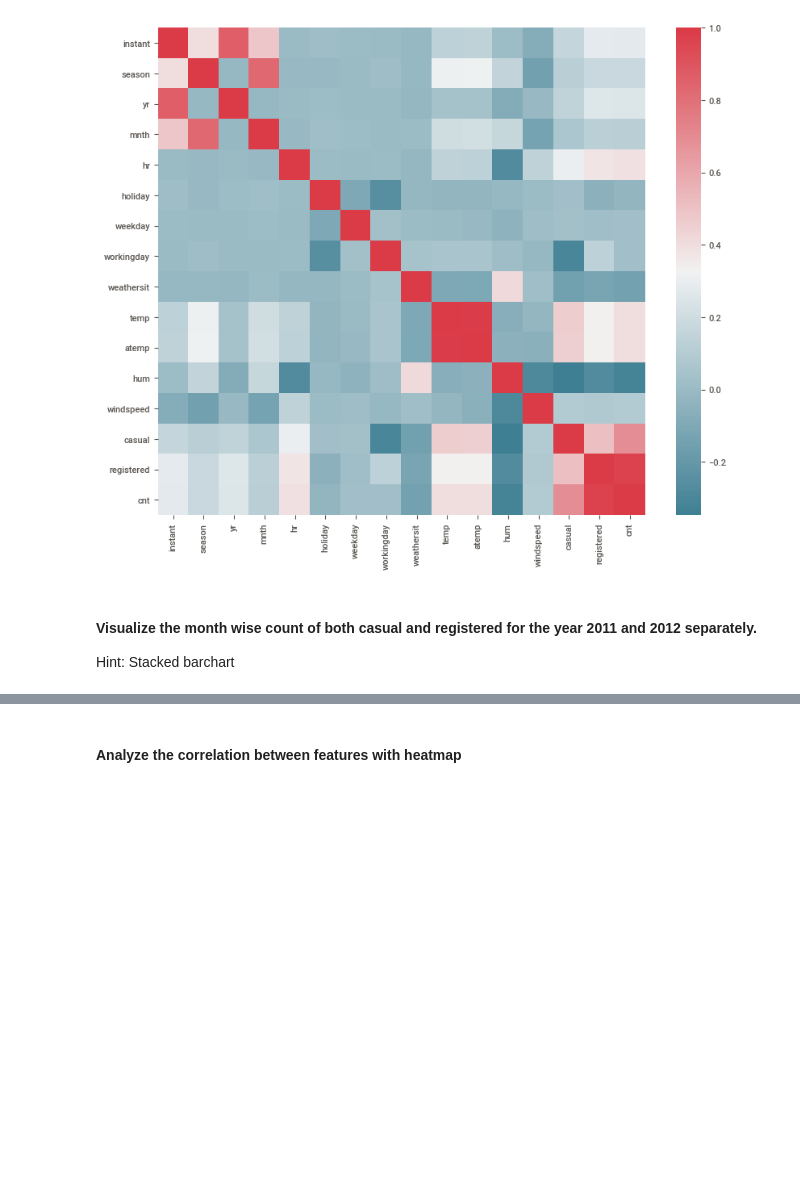
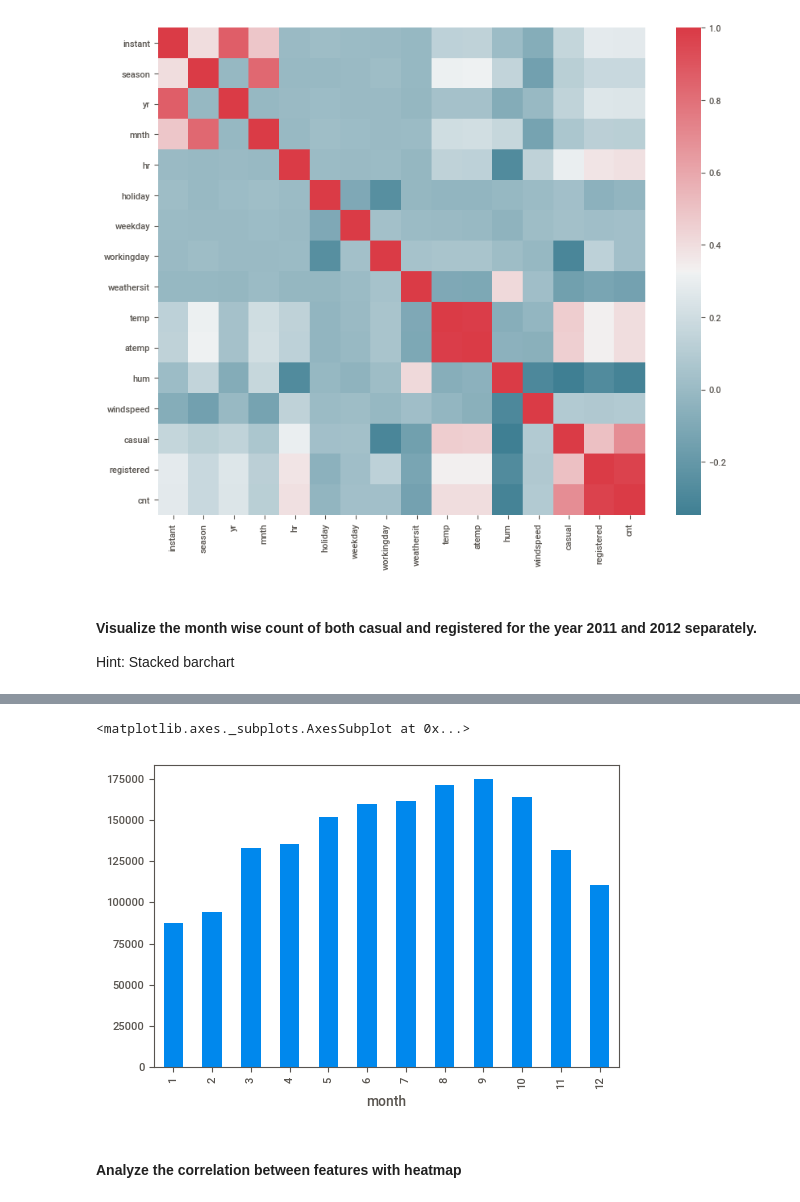
Before and after one commit to ganeshbio/CDS-B1-G9, a Jupyter notebook: M4_NB_MiniProject_1_LinearRegression_Regularization.ipynb, the cells around one changed output, grey strips where cells are left out. Cells and saved outputs as stored; diff of their text form; code cells hidden in the pictures; blank space fills up the shorter version.

```diff
--- a/M4_NB_MiniProject_1_LinearRegression_Regularization.ipynb
+++ b/M4_NB_MiniProject_1_LinearRegression_Regularization.ipynb
@@ -221,2 +253,7 @@ Hint: Stacked barchart
+# %%
+hours_df[(hours_df["year"]==2012)].groupby(["month"]).sum()['registered'].plot.bar() #hist(column='registered')
+# %% [output]
+<matplotlib.axes._subplots.AxesSubplot at 0x...>
+[figure, added]
 # %% [markdown]
 #### Analyze the correlation between features with heatmap
```
Also changed, not shown: parts of 8 cells of this notebook.
